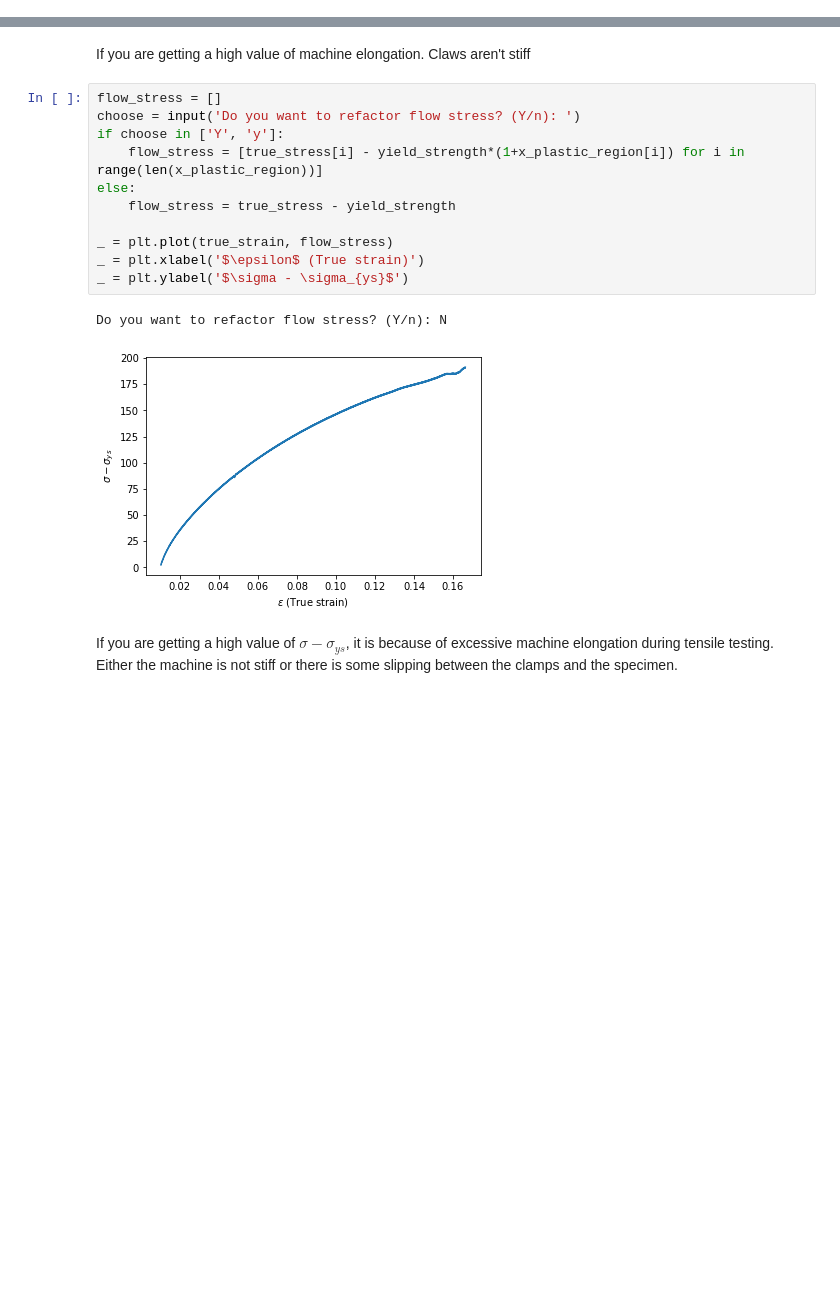
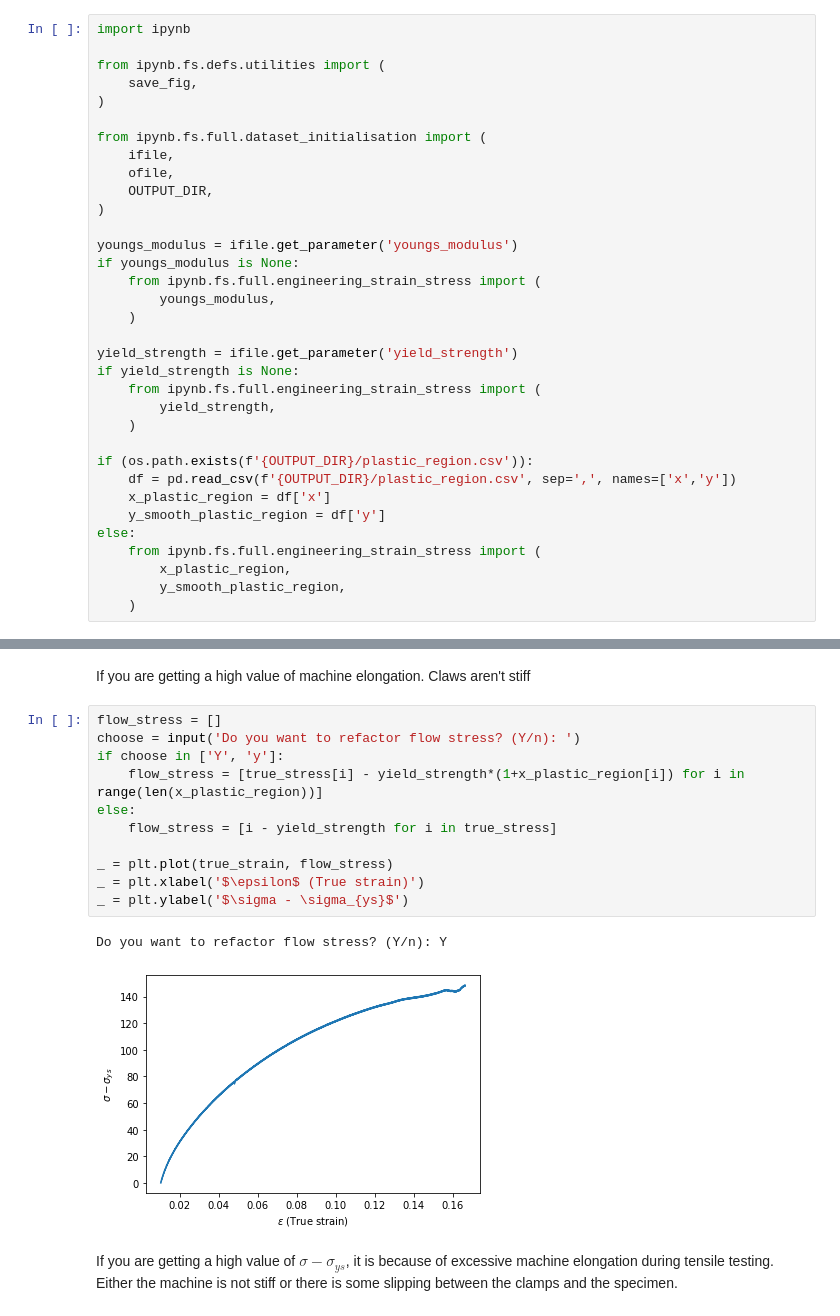
Before and after one commit to algomaster99/meta-btp, a Jupyter notebook: true_strain_stress.ipynb, the cells around one changed output, grey strips where cells are left out. Drawn from its saved outputs; the diff is of its cells as text; blank space fills up the shorter version.

Commit message:
Make true strain stress curve calculation independent
Signed-off-by: Aman Sharma <mannu.poski10@gmail.com>

```diff
--- a/true_strain_stress.ipynb
+++ b/true_strain_stress.ipynb
@@ -37,0 +14,34 @@ Ultimate Tensile Strength is 362.20079200000004 MPa at 18.095% elongation.
+# %%
+import ipynb
+
+from ipynb.fs.defs.utilities import (
+    save_fig,
+)
+
+from ipynb.fs.full.dataset_initialisation import (
+    ifile,
+    ofile,
+    OUTPUT_DIR,
+)
+
+youngs_modulus = ifile.get_parameter('youngs_modulus')
+if youngs_modulus is None:
+    from ipynb.fs.full.engineering_strain_stress import (
+        youngs_modulus,
+    )
+
+yield_strength = ifile.get_parameter('yield_strength')
+if yield_strength is None:
+    from ipynb.fs.full.engineering_strain_stress import (
+        yield_strength,
+    )
+
+if (os.path.exists(f'{OUTPUT_DIR}/plastic_region.csv')):
+    df = pd.read_csv(f'{OUTPUT_DIR}/plastic_region.csv', sep=',', names=['x','y'])
+    x_plastic_region = df['x']
+    y_smooth_plastic_region = df['y']
+else:
+    from ipynb.fs.full.engineering_strain_stress import (
+        x_plastic_region,
+        y_smooth_plastic_region,
+    )
@@ -84,16 +104,16 @@ If you are getting a high value of machine elongation. Claws aren't stiff
 # %%
 flow_stress = []
 choose = input('Do you want to refactor flow stress? (Y/n): ')
 if choose in ['Y', 'y']:
     flow_stress = [true_stress[i] - yield_strength*(1+x_plastic_region[i]) for i in range(len(x_plastic_region))]
 else:
-    flow_stress = true_stress - yield_strength
+    flow_stress = [i - yield_strength for i in true_stress]
 
 _ = plt.plot(true_strain, flow_stress)
 _ = plt.xlabel('$\epsilon$ (True strain)')
 _ = plt.ylabel('$\sigma - \sigma_{ys}$')
 # %% [output]
-Do you want to refactor flow stress? (Y/n): N
+Do you want to refactor flow stress? (Y/n): Y
-[figure, old version]
+[figure, new version]
 # %% [markdown]
 If you are getting a high value of $ \sigma - \sigma_{ys}$, it is because of excessive machine elongation during tensile testing. Either the machine is not stiff or there is some slipping between the clamps and the specimen.
```
Also changed, not shown: parts of 3 cells of this notebook, 2 other files.
